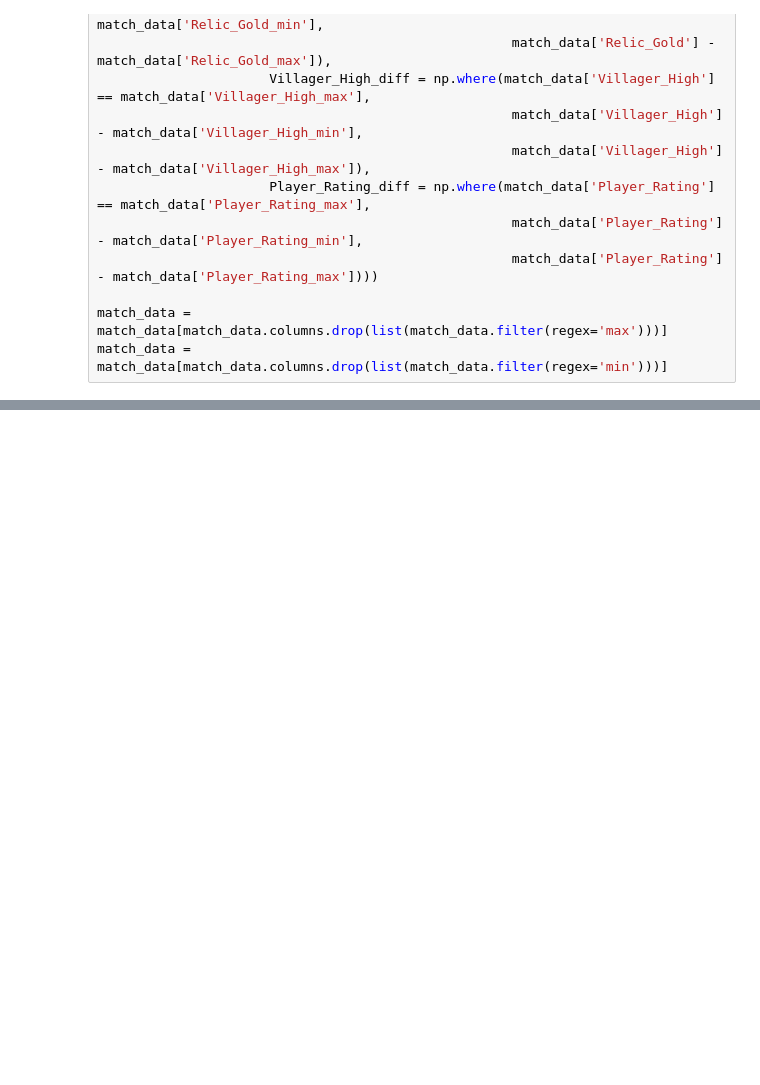
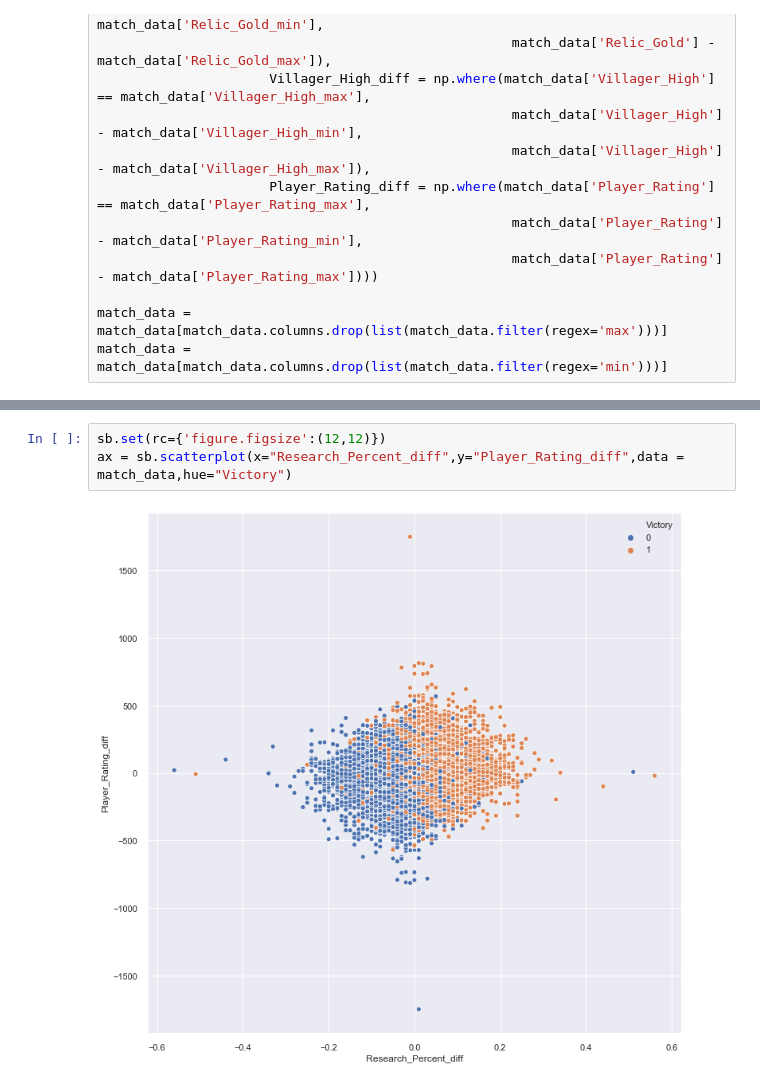
Before and after one commit to InspectorFowler/AgeofEmpires2_Voobly, a Jupyter notebook: src/Mining/Data_mining.ipynb, the cells around one changed output, grey strips where cells are left out. Saved outputs shown, nothing was run; the diff lists cells and outputs as text; blank space fills up the shorter version.

```diff
--- a/src/Mining/Data_mining.ipynb
+++ b/src/Mining/Data_mining.ipynb
@@ -161,0 +172,5 @@ match_data[match_data['Match_ID'] == 20850764]
+# %%
+sb.set(rc={'figure.figsize':(12,12)})
+ax = sb.scatterplot(x="Research_Percent_diff",y="Player_Rating_diff",data = match_data,hue="Victory")
+# %% [output]
+[figure, added]
```
Also changed, not shown: parts of 2 cells of this notebook.
